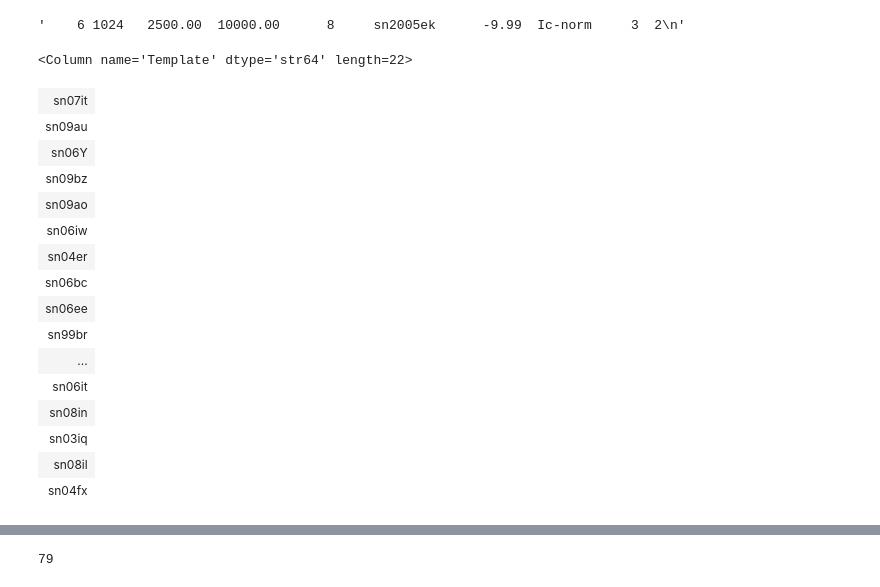
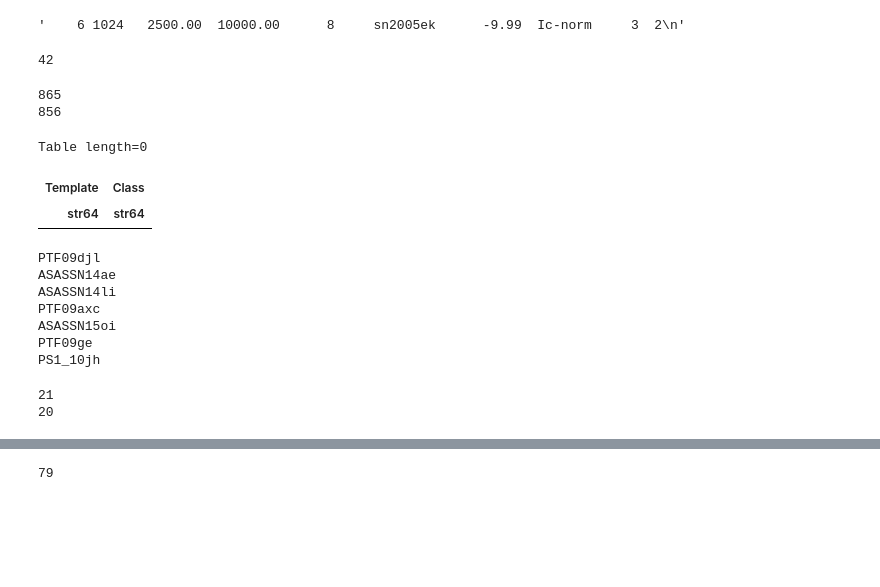
Before and after one commit to Hallflower20/supernova-spectrum-analysis, a Jupyter notebook: SNID_Template_Reader.ipynb, the cells around one changed output, grey strips where cells are left out. Cells and saved outputs as stored; diff of their text form; code cells hidden in the pictures; blank space fills up the shorter version.

```diff
--- a/SNID_Template_Reader.ipynb
+++ b/SNID_Template_Reader.ipynb
@@ -34,6 +34,7 @@ typeinfo = {
     "M-star":[5,5],
     "QSO":[5,6],
     "C-star":[5,7],
+    "TDE":[5,8]
 }
 # %%
 Changes = Table.from_pandas(pd.read_csv("/home/xhall/Documents/SNID/changes.csv"))
@@ -104,25 +121,39 @@ for i in templates:
 # %%
 TemplatesClass.to_pandas().to_csv("/home/xhall/Documents/NewZTF/Template_Class.csv", index = False)
+# %%
+len(TemplatesClass[TemplatesClass["Class"]=="IIn"]["Template"])
+# %% [output]
+42
+# %%
+print(len(TemplatesClass))
+print(len(yashviTemplatesTemplatesClass))
+# %% [output]
+865
+856
 # %%
-TemplatesClass[TemplatesClass["Class"]=="II"]["Template"]
+TemplatesClass[np.where(TemplatesClass["Class"] == "II-pec")]
 # %% [output]
-<Column name='Template' dtype='str64' length=22>
+Table length=0
-| sn07it |
-| sn09au |
-| sn06Y |
-| sn09bz |
-| sn09ao |
-| sn06iw |
-| sn04er |
-| sn06bc |
-| sn06ee |
-| sn99br |
-| ... |
-| sn06it |
-| sn08in |
-| sn03iq |
-| sn08il |
-| sn04fx |
+| Template | Class |
+| str64 | str64 |
+# %%
+for i in TemplatesClass:
+    if("TDE" in i["Class"]):
+        print(i["Template"])
+# %% [output]
+PTF09djl
+ASASSN14ae
+ASASSN14li
+PTF09axc
+ASASSN15oi
+PTF09ge
+PS1_10jh
+# %%
+print(len(np.unique(TemplatesClass["Class"])))
+print(len(np.unique(yashviTemplatesTemplatesClass["Class"])))
+# %% [output]
+21
+20
 # %%
 for i in np.unique(TemplatesClass["Class"]): print(i)
 # %% [output]
```
Also changed, not shown: parts of 6 cells of this notebook, 10 other files.
